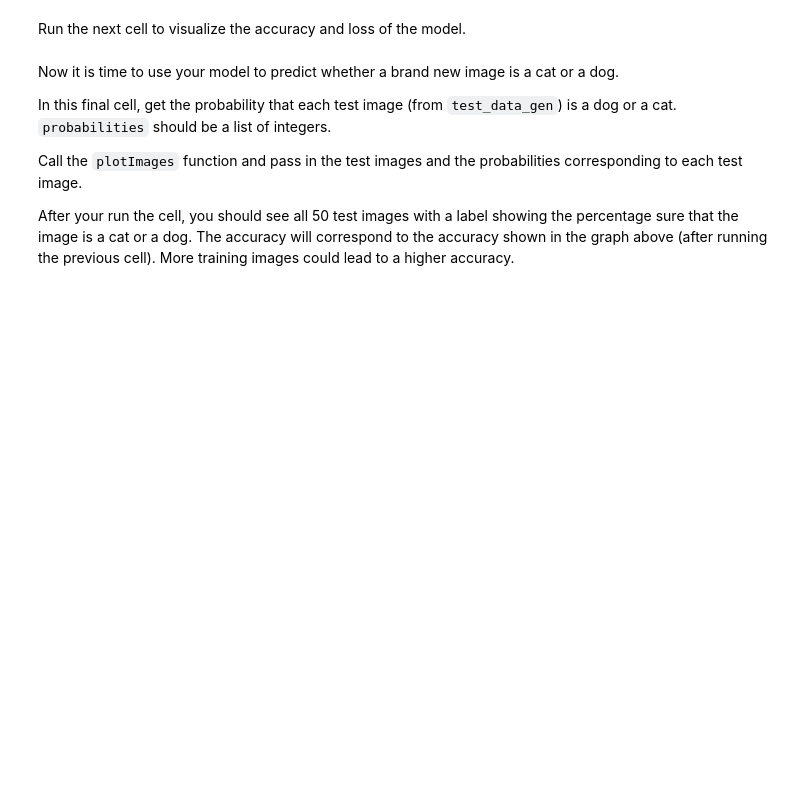
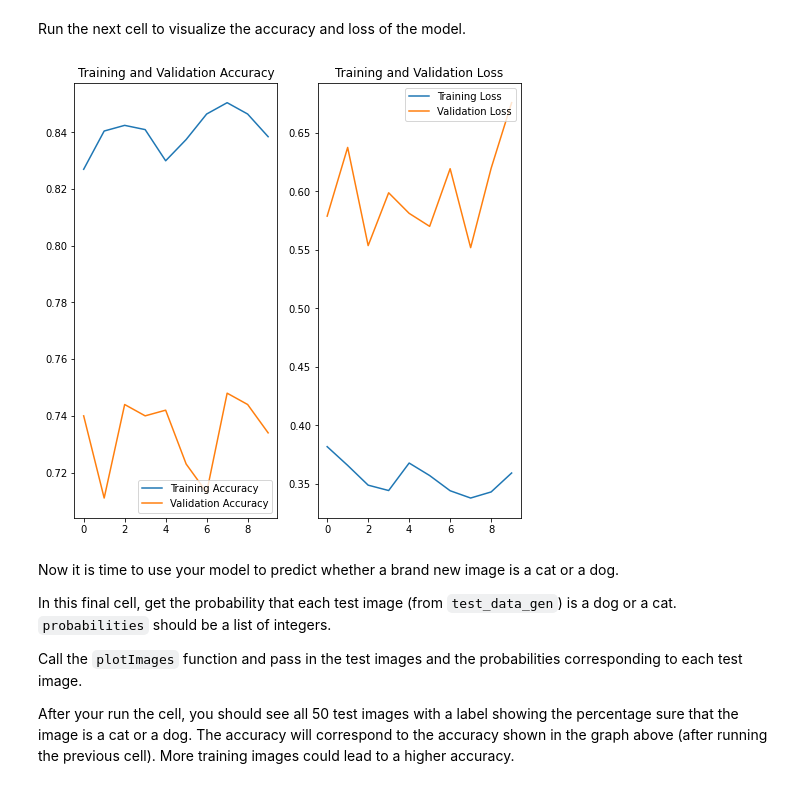
Before and after one commit to IlyasMoutawwakil/fcc-machine-learning-with-python, a Jupyter notebook: fcc_cat_dog.ipynb, the cells around one changed output. Saved outputs shown, nothing was run; the diff lists cells and outputs as text; code cells hidden in the pictures; blank space fills up the shorter version.

```diff
--- a/fcc_cat_dog.ipynb
+++ b/fcc_cat_dog.ipynb
@@ -119,3 +124,7 @@ train_image_generator = None
+# %%
+train_image_generator = ImageDataGenerator(rotation_range=90, width_shift_range=0.2,
+    height_shift_range=0.2, zoom_range=0.2, horizontal_flip=True,
+    vertical_flip=True, rescale=1./255)
 # %% [markdown]
 You don't have to do anything for the next cell. `train_data_gen` is created just like before but with the new `train_image_generator`. Then, a single image is plotted five different times using different variations.
 # %%
@@ -144,0 +147,33 @@ model.summary()
+# %%
+model = Sequential()
+model.add(Conv2D(32, (3, 3), activation='relu', kernel_initializer='he_uniform', padding='same', input_shape=(IMG_HEIGHT, IMG_WIDTH, 3)))
+model.add(BatchNormalization())
+model.add(Conv2D(32, (3, 3), activation='relu', kernel_initializer='he_uniform', padding='same'))
+model.add(BatchNormalization())
+model.add(MaxPooling2D((2, 2)))
+# model.add(Dropout(0.2))
+model.add(Conv2D(64, (3, 3), activation='relu', kernel_initializer='he_uniform', padding='same'))
+model.add(BatchNormalization())
+model.add(Conv2D(64, (3, 3), activation='relu', kernel_initializer='he_uniform', padding='same'))
+model.add(BatchNormalization())
+model.add(MaxPooling2D((2, 2)))
+# model.add(Dropout(0.2))
+model.add(Conv2D(128, (3, 3), activation='relu', kernel_initializer='he_uniform', padding='same'))
+model.add(BatchNormalization())
+model.add(Conv2D(128, (3, 3), activation='relu', kernel_initializer='he_uniform', padding='same'))
+model.add(BatchNormalization())
+model.add(MaxPooling2D((2, 2)))
+# model.add(Dropout(0.3))
+model.add(Flatten())
+model.add(Dense(1000, activation='relu', kernel_initializer='he_uniform'))
+model.add(BatchNormalization())
+model.add(Dropout(0.5))
+model.add(Dense(100, activation='relu', kernel_initializer='he_uniform'))
+model.add(BatchNormalization())
+model.add(Dropout(0.3))
+model.add(Dense(1, activation='sigmoid'))
+# Train model
+model.compile(loss='binary_crossentropy',
+              optimizer='adam',
+              metrics=['accuracy'])
+model.summary()
@@ -148,0 +200,4 @@ history = None
+# %%
+checkpoint = ModelCheckpoint( filepath='./', monitor='val_acc', verbose=1, save_best_only=True,
+                              mode='auto', save_freq='epoch')
+history = model.fit(x=train_data_gen, epochs=10, validation_data=val_data_gen, callbacks=[checkpoint])
@@ -151,25 +227,27 @@ Run the next cell to visualize the accuracy and loss of the model.
 # %%
 acc = history.history['accuracy']
 val_acc = history.history['val_accuracy']
 
 loss = history.history['loss']
 val_loss = history.history['val_loss']
 
-epochs_range = range(epochs)
+epochs_range = range(10)
 
 plt.figure(figsize=(8, 8))
 plt.subplot(1, 2, 1)
 plt.plot(epochs_range, acc, label='Training Accuracy')
 plt.plot(epochs_range, val_acc, label='Validation Accuracy')
 plt.legend(loc='lower right')
 plt.title('Training and Validation Accuracy')
 
 plt.subplot(1, 2, 2)
 plt.plot(epochs_range, loss, label='Training Loss')
 plt.plot(epochs_range, val_loss, label='Validation Loss')
 plt.legend(loc='upper right')
 plt.title('Training and Validation Loss')
 plt.show()
+# %% [output]
+[figure, added]
 # %% [markdown]
 Now it is time to use your model to predict whether a brand new image is a cat or a dog.
 
```
Also changed, not shown: parts of 13 cells of this notebook.
